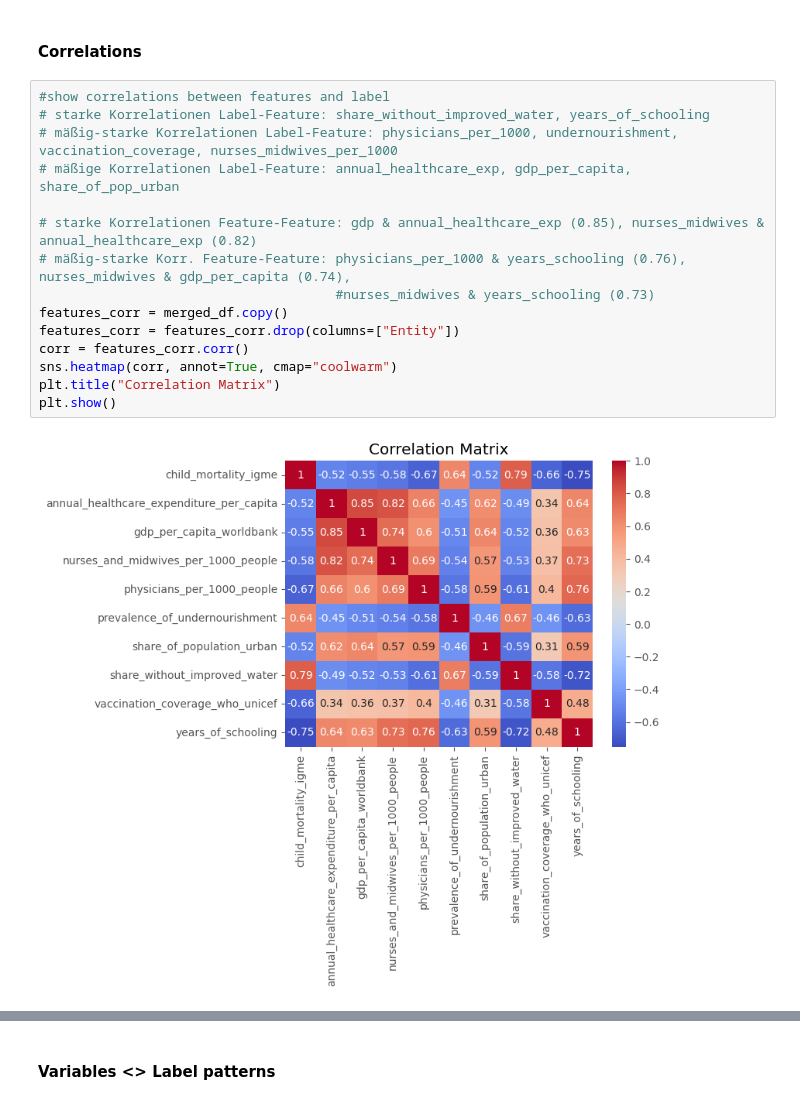
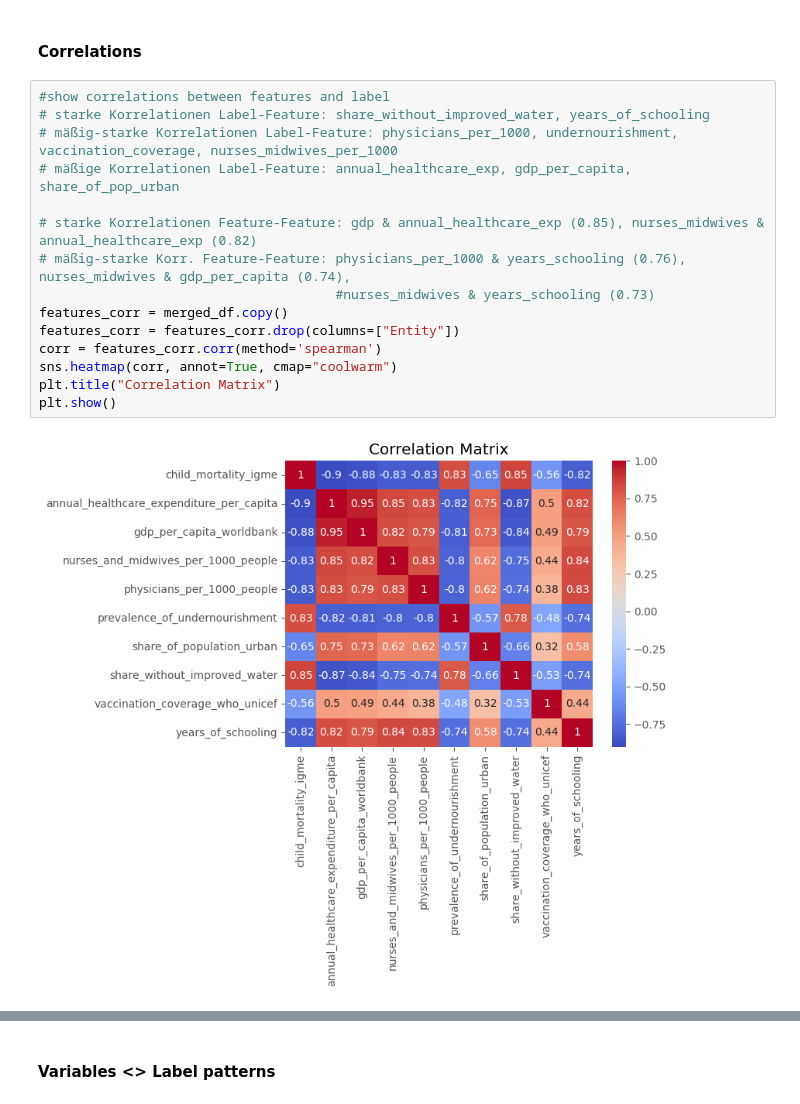
Before and after one commit to HamzahFayad/master_thesis_child_mortality, a Jupyter notebook: 01_notebooks/1_data_exploration.ipynb, the cells around one changed output, grey strips where cells are left out. Saved outputs shown, nothing was run; the diff lists cells and outputs as text.

Commit message:
updates + visualizations

```diff
--- a/01_notebooks/1_data_exploration.ipynb
+++ b/01_notebooks/1_data_exploration.ipynb
@@ -202,17 +202,17 @@ scatterplots(merged_df, living_development, 3)
 # %%
 #show correlations between features and label
 # starke Korrelationen Label-Feature: share_without_improved_water, years_of_schooling
 # mäßig-starke Korrelationen Label-Feature: physicians_per_1000, undernourishment, vaccination_coverage, nurses_midwives_per_1000
 # mäßige Korrelationen Label-Feature: annual_healthcare_exp, gdp_per_capita, share_of_pop_urban
 
 # starke Korrelationen Feature-Feature: gdp & annual_healthcare_exp (0.85), nurses_midwives & annual_healthcare_exp (0.82)
 # mäßig-starke Korr. Feature-Feature: physicians_per_1000 & years_schooling (0.76), nurses_midwives & gdp_per_capita (0.74),
                                       #nurses_midwives & years_schooling (0.73)
 features_corr = merged_df.copy()
 features_corr = features_corr.drop(columns=["Entity"])
-corr = features_corr.corr()
+corr = features_corr.corr(method='spearman')
 sns.heatmap(corr, annot=True, cmap="coolwarm")
 plt.title("Correlation Matrix")
 plt.show()
 # %% [output]
-[figure, old version]
+[figure, new version]
```
Also changed, not shown: parts of 2 cells of this notebook, 25 other files.
